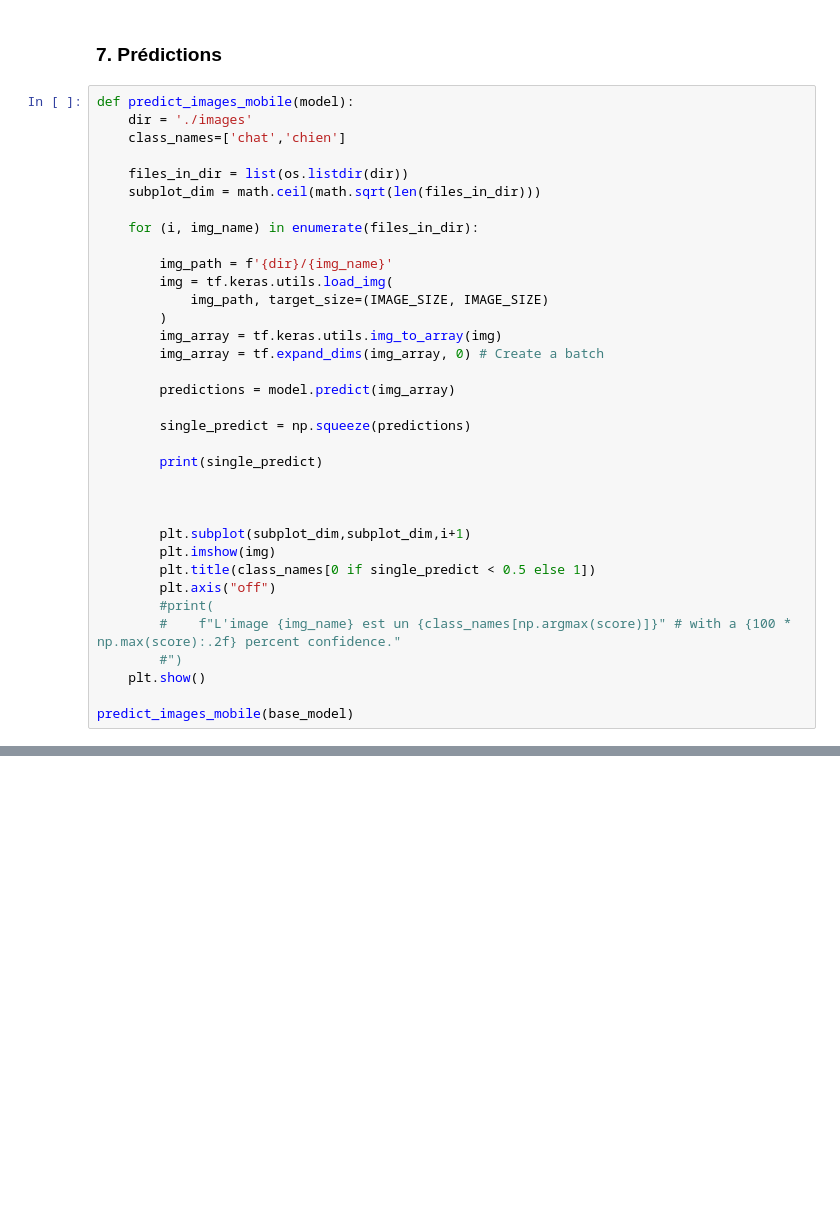
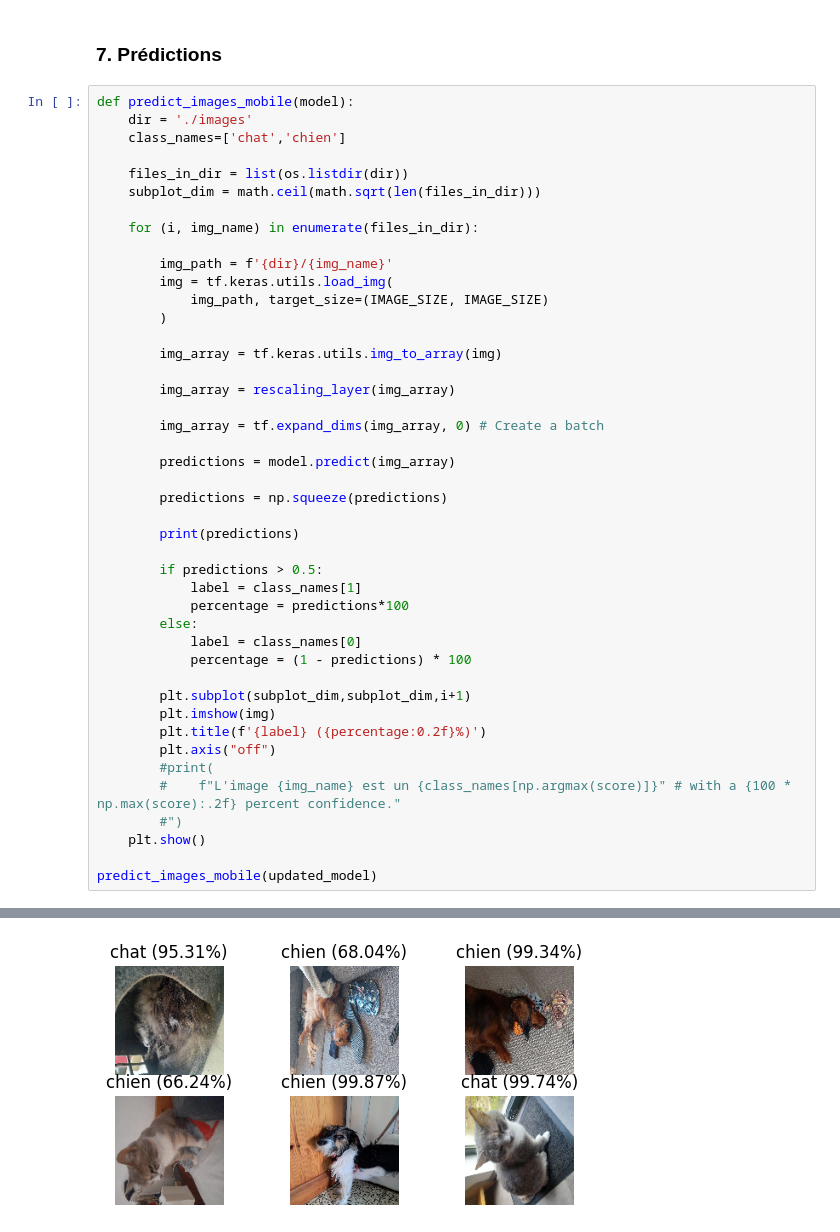
Before and after one commit to salmon-loick/tf-projet-classification-image, a Jupyter notebook: part1.ipynb, the cells around one changed output, grey strips where cells are left out. Cells and saved outputs as stored; diff of their text form; blank space fills up the shorter version.

Commit message:
Predict MobileNet plutôt bon

```diff
--- a/part1.ipynb
+++ b/part1.ipynb
@@ -508,25 +576,34 @@ def predict_images_mobile(model):
         img = tf.keras.utils.load_img(
             img_path, target_size=(IMAGE_SIZE, IMAGE_SIZE)
         )
+
         img_array = tf.keras.utils.img_to_array(img)
+
+        img_array = rescaling_layer(img_array)
+
         img_array = tf.expand_dims(img_array, 0) # Create a batch
 
         predictions = model.predict(img_array)
 
-        single_predict = np.squeeze(predictions)
+        predictions = np.squeeze(predictions)
 
-        print(single_predict)
+        print(predictions)
 
-
+        if predictions > 0.5:
+            label = class_names[1]
+            percentage = predictions*100
+        else:
+            label = class_names[0]
+            percentage = (1 - predictions) * 100
 
         plt.subplot(subplot_dim,subplot_dim,i+1)
         plt.imshow(img)
-        plt.title(class_names[0 if single_predict < 0.5 else 1])
+        plt.title(f'{label} ({percentage:0.2f}%)')
         plt.axis("off")
         #print(
         #    f"L'image {img_name} est un {class_names[np.argmax(score)]}" # with a {100 * np.max(score):.2f} percent confidence."
         #")
     plt.show()
 
-predict_images_mobile(base_model)
+predict_images_mobile(updated_model)
 # %% [output]
@@ -533,0 +622 @@ NameError: name 'base_model' is not defined
+[figure, added]
```
Also changed, not shown: parts of 20 cells of this notebook.
